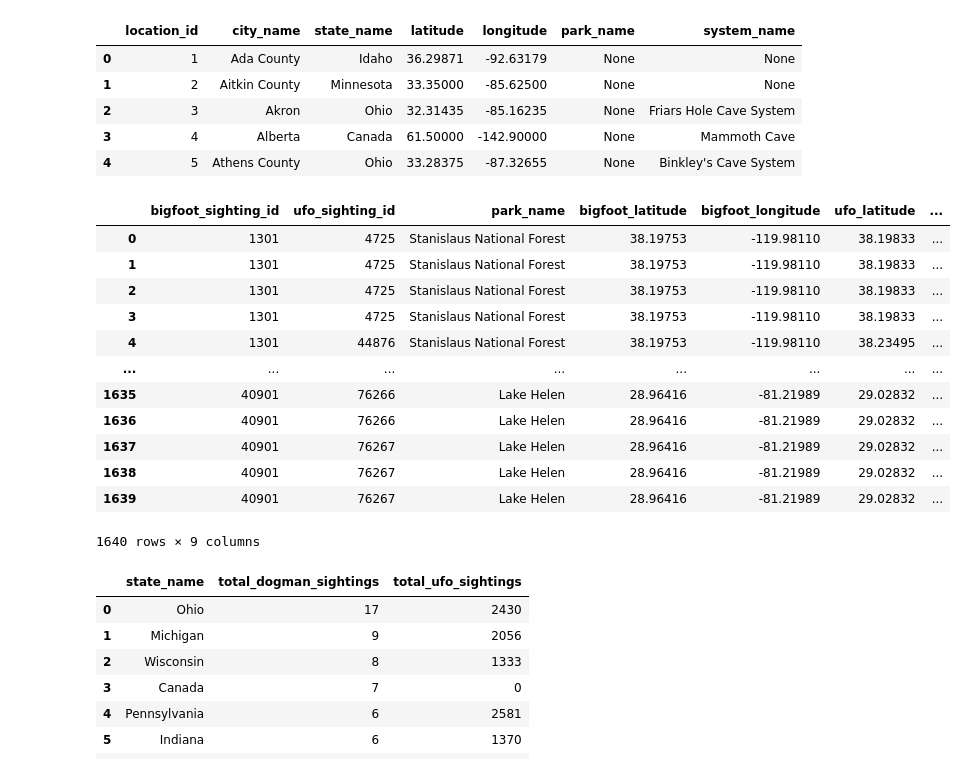
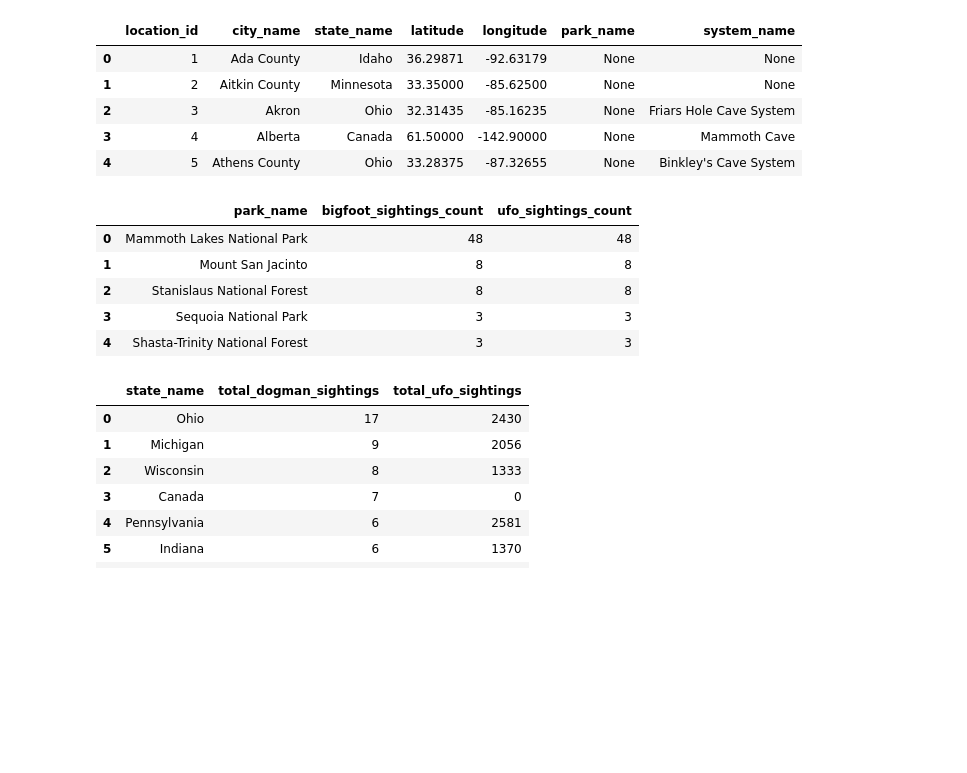
Before and after one commit to ryann1004/Capstone_RobertYann, a Jupyter notebook: Notebooks/Capstone_RY.ipynb, the cells around one changed output. Cells and saved outputs as stored; diff of their text form; code cells hidden in the pictures; blank space fills up the shorter version.

```diff
--- a/Notebooks/Capstone_RY.ipynb
+++ b/Notebooks/Capstone_RY.ipynb
@@ -2139,43 +2035,35 @@ result
 | 3 | 4 | Alberta | Canada | 61.50000 | -142.90000 | None | Mammoth Cave |
 | 4 | 5 | Athens County | Ohio | 33.28375 | -87.32655 | None | Binkley's Cave System |
 # %%
-# Has there been bigfoot and ufo sightings in the exact location of each other and near parks?
+# Has there been bigfoot and ufo sightings within 0.1  of each other and near parks?
 query1 = '''
 SELECT
-    b.bigfoot_sighting_id,
-    u.ufo_sighting_id,
     p.park_name,
-    b.latitude AS bigfoot_latitude,
-    b.longitude AS bigfoot_longitude,
-    u.latitude AS ufo_latitude,
-    u.longitude AS ufo_longitude,
-    p.latitude AS park_latitude,
-    p.longitude AS park_longitude
+    COUNT(b.bigfoot_sighting_id) AS bigfoot_sightings_count,
+    COUNT(u.ufo_sighting_id) AS ufo_sightings_count
 FROM
     BigfootSightings b
 JOIN
-    UfoSightings u ON ABS(b.latitude - u.latitude) <=0.1 AND ABS(b.longitude - u.longitude) <=0.1
+    UfoSightings u ON ABS(b.latitude - u.latitude) <=0.05 AND ABS(b.longitude - u.longitude) <=0.05
 JOIN
-    Parks p ON ABS(b.latitude - p.latitude) <=0.1 AND ABS(b.longitude - p.longitude) <=0.1
+    Parks p ON ABS(b.latitude - p.latitude) <=0.05 AND ABS(b.longitude - p.longitude) <=0.05
 WHERE
-    ABS(b.latitude - u.latitude) <=0.1 AND ABS(b.longitude - u.longitude) <=0.1
+    ABS(b.latitude - u.latitude) <=0.05 AND ABS(b.longitude - u.longitude) <=0.05
 AND
-    ABS(b.latitude - p.latitude) <=0.1 AND ABS(b.longitude - p.longitude) <=0.1;
+    ABS(b.latitude - p.latitude) <=0.05 AND ABS(b.longitude - p.longitude) <=0.05
+GROUP BY
+    p.park_name
+ORDER BY
+    bigfoot_sightings_count DESC,
+    ufo_sightings_count DESC;
 '''
 result1 = pd.read_sql(query1, conn)
 result1
 # %% [output]
-|  | bigfoot_sighting_id | ufo_sighting_id | park_name | bigfoot_latitude | bigfoot_longitude | ufo_latitude | ... |
-| 0 | 1301 | 4725 | Stanislaus National Forest | 38.19753 | -119.98110 | 38.19833 | ... |
-| 1 | 1301 | 4725 | Stanislaus National Forest | 38.19753 | -119.98110 | 38.19833 | ... |
-| 2 | 1301 | 4725 | Stanislaus National Forest | 38.19753 | -119.98110 | 38.19833 | ... |
-| 3 | 1301 | 4725 | Stanislaus National Forest | 38.19753 | -119.98110 | 38.19833 | ... |
-| 4 | 1301 | 44876 | Stanislaus National Forest | 38.19753 | -119.98110 | 38.23495 | ... |
-| ... | ... | ... | ... | ... | ... | ... | ... |
-| 1635 | 40901 | 76266 | Lake Helen | 28.96416 | -81.21989 | 29.02832 | ... |
-| 1636 | 40901 | 76266 | Lake Helen | 28.96416 | -81.21989 | 29.02832 | ... |
-| 1637 | 40901 | 76267 | Lake Helen | 28.96416 | -81.21989 | 29.02832 | ... |
-| 1638 | 40901 | 76267 | Lake Helen | 28.96416 | -81.21989 | 29.02832 | ... |
-| 1639 | 40901 | 76267 | Lake Helen | 28.96416 | -81.21989 | 29.02832 | ... |
+|  | park_name | bigfoot_sightings_count | ufo_sightings_count |
+| 0 | Mammoth Lakes National Park | 48 | 48 |
+| 1 | Mount San Jacinto | 8 | 8 |
+| 2 | Stanislaus National Forest | 8 | 8 |
+| 3 | Sequoia National Park | 3 | 3 |
+| 4 | Shasta-Trinity National Forest | 3 | 3 |
-1640 rows × 9 columns
 # %%
```
Also changed, not shown: parts of 36 cells of this notebook, 3 other files.
